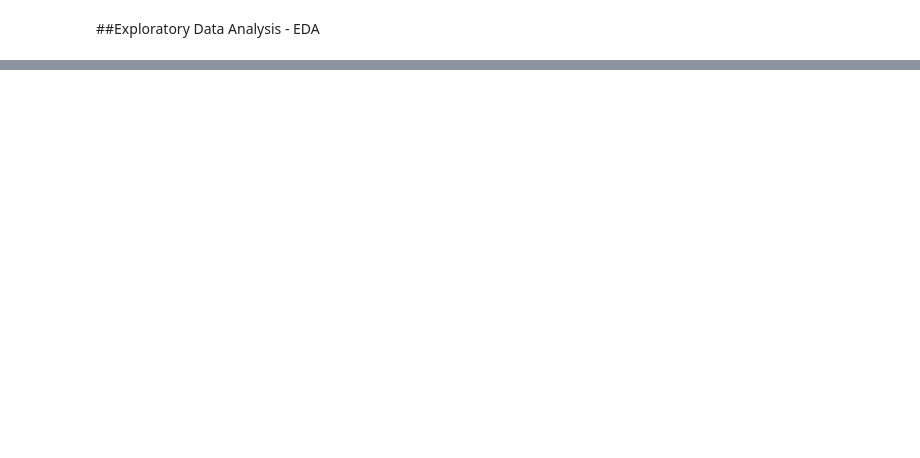
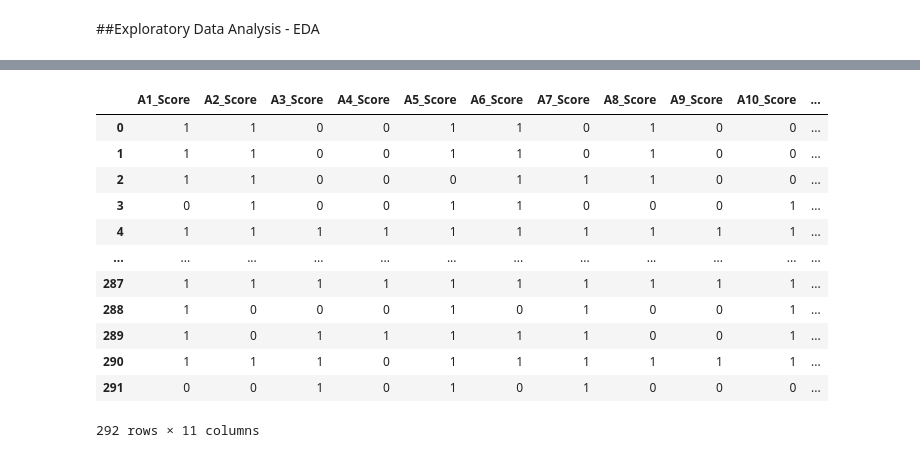
Before and after one commit to danielcdo/-MachineLearning, a Jupyter notebook: asdLogisticRegression.ipynb, the cells around one changed output, grey strips where cells are left out. Cells and saved outputs as stored; diff of their text form; code cells hidden in the pictures; blank space fills up the shorter version.

```diff
--- a/asdLogisticRegression.ipynb
+++ b/asdLogisticRegression.ipynb
@@ -129,0 +212,9 @@ data.describe()
+# %%
+# X features, attributes columns
+X = data.drop("Class/ASD", axis=1)
+
+# y labels/targets
+y = data["Class/ASD"].copy()
+
+print('Features shape: ', len(X))
+print('Labels shape: ', len(y))
@@ -129,0 +230,19 @@ data.describe()
+# %%
+# get all numeric attributes
+num_features = X.select_dtypes(include=[np.number])
+# %%
+num_features
+# %% [output]
+|  | A1_Score | A2_Score | A3_Score | A4_Score | A5_Score | A6_Score | A7_Score | A8_Score | A9_Score | A10_Score | ... |
+| 0 | 1 | 1 | 0 | 0 | 1 | 1 | 0 | 1 | 0 | 0 | ... |
+| 1 | 1 | 1 | 0 | 0 | 1 | 1 | 0 | 1 | 0 | 0 | ... |
+| 2 | 1 | 1 | 0 | 0 | 0 | 1 | 1 | 1 | 0 | 0 | ... |
+| 3 | 0 | 1 | 0 | 0 | 1 | 1 | 0 | 0 | 0 | 1 | ... |
+| 4 | 1 | 1 | 1 | 1 | 1 | 1 | 1 | 1 | 1 | 1 | ... |
+| ... | ... | ... | ... | ... | ... | ... | ... | ... | ... | ... | ... |
+| 287 | 1 | 1 | 1 | 1 | 1 | 1 | 1 | 1 | 1 | 1 | ... |
+| 288 | 1 | 0 | 0 | 0 | 1 | 0 | 1 | 0 | 0 | 1 | ... |
+| 289 | 1 | 0 | 1 | 1 | 1 | 1 | 1 | 0 | 0 | 1 | ... |
+| 290 | 1 | 1 | 1 | 0 | 1 | 1 | 1 | 1 | 1 | 1 | ... |
+| 291 | 0 | 0 | 1 | 0 | 1 | 0 | 1 | 0 | 0 | 0 | ... |
+292 rows × 11 columns
```
Also changed, not shown: parts of 16 cells of this notebook.
